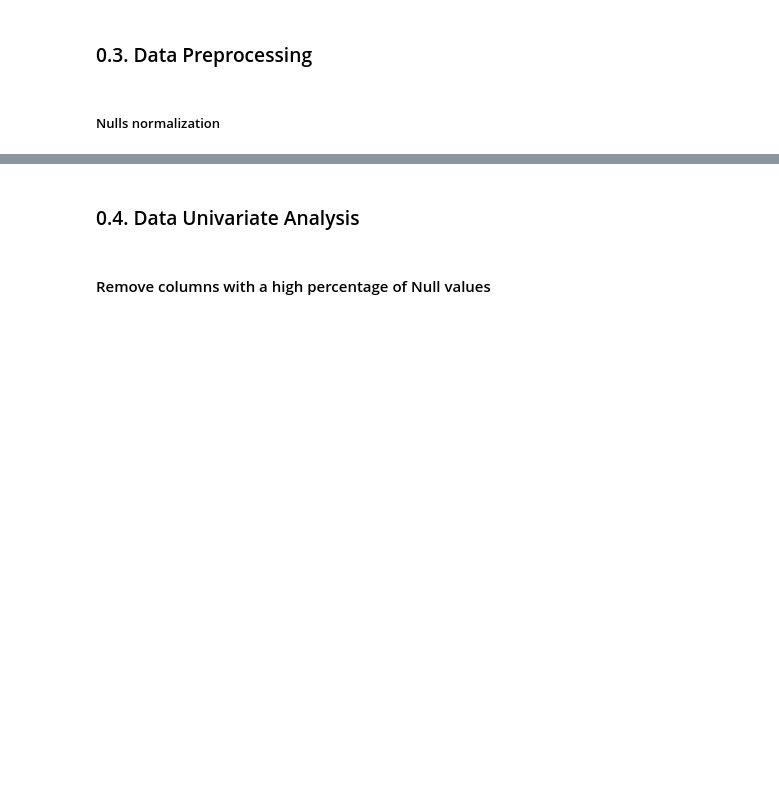
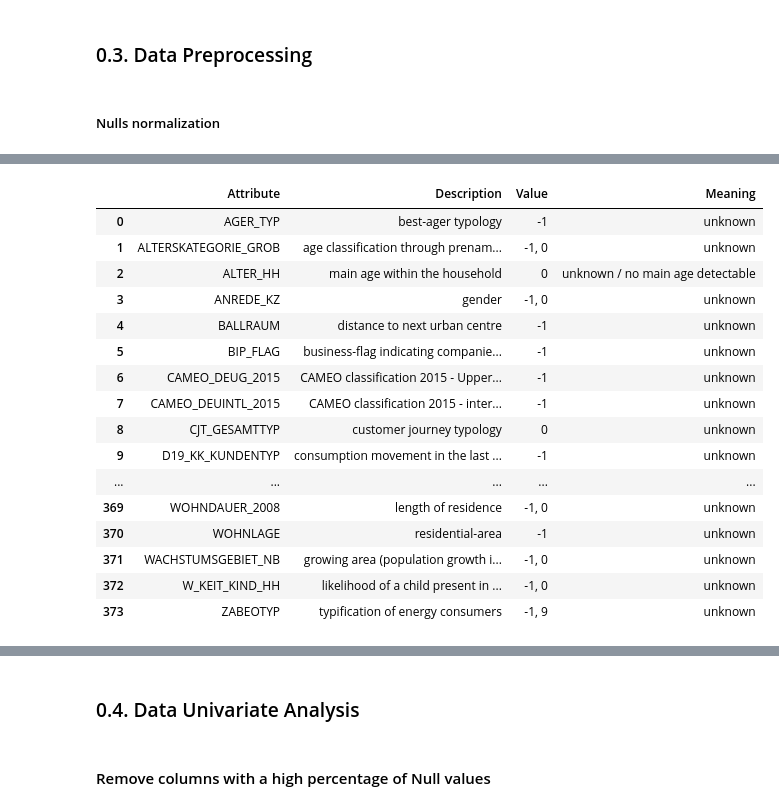
Before and after one commit to marcosgcollado/customer-segmentation-report, a Jupyter notebook: Arvato Project Workbook.ipynb, the cells around one changed output, grey strips where cells are left out. Cells and saved outputs as stored; diff of their text form; code cells hidden in the pictures; blank space fills up the shorter version.

```diff
--- a/Arvato Project Workbook.ipynb
+++ b/Arvato Project Workbook.ipynb
@@ -367,0 +384,19 @@ print_df_full(metadata_values[['Attribute', 'Description']].drop_duplicates(subs
+# %%
+def get_unkown_values_data(metadata, unkown_categories, verbose=False, debug=False):
+    set_log_level(verbose, debug)
+    timer.start()
+
+    logger.info('Start getting unkown categories from metadata')
+
+    unknown_values = metadata[metadata['Meaning'].isin(unkown_categories)]
+    unknown_values = unknown_values.reset_index(drop=True)
+    logger.debug('Number of features with unknown categories:'.format(len(unknown_values)))
+
+    logger.info('End getting unkown categories from metadata in {} seconds'.format(timer.total()))
+    return unknown_values
+# %%
+unknown_values = ['unknown', 'unknown / no main age detectable', 'numeric value', 'none']
+
+unknown_data = get_unkown_values_data(metadata_values, unknown_values, verbose=True, debug=True)
+print_df_full(unknown_data)
+# %% [output]
@@ -367,0 +406,17 @@ print_df_full(metadata_values[['Attribute', 'Description']].drop_duplicates(subs
+|  | Attribute | Description | Value | Meaning |
+| 0 | AGER_TYP | best-ager typology | -1 | unknown |
+| 1 | ALTERSKATEGORIE_GROB | age classification through prenam... | -1, 0 | unknown |
+| 2 | ALTER_HH | main age within the household | 0 | unknown / no main age detectable |
+| 3 | ANREDE_KZ | gender | -1, 0 | unknown |
+| 4 | BALLRAUM | distance to next urban centre | -1 | unknown |
+| 5 | BIP_FLAG | business-flag indicating companie... | -1 | unknown |
+| 6 | CAMEO_DEUG_2015 | CAMEO classification 2015 - Upper... | -1 | unknown |
+| 7 | CAMEO_DEUINTL_2015 | CAMEO classification 2015 - inter... | -1 | unknown |
+| 8 | CJT_GESAMTTYP | customer journey typology | 0 | unknown |
+| 9 | D19_KK_KUNDENTYP | consumption movement in the last ... | -1 | unknown |
+| ... | ... | ... | ... | ... |
+| 369 | WOHNDAUER_2008 | length of residence | -1, 0 | unknown |
+| 370 | WOHNLAGE | residential-area | -1 | unknown |
+| 371 | WACHSTUMSGEBIET_NB | growing area (population growth i... | -1, 0 | unknown |
+| 372 | W_KEIT_KIND_HH | likelihood of a child present in ... | -1, 0 | unknown |
+| 373 | ZABEOTYP | typification of energy consumers | -1, 9 | unknown |
```
Also changed, not shown: parts of 6 cells of this notebook.
